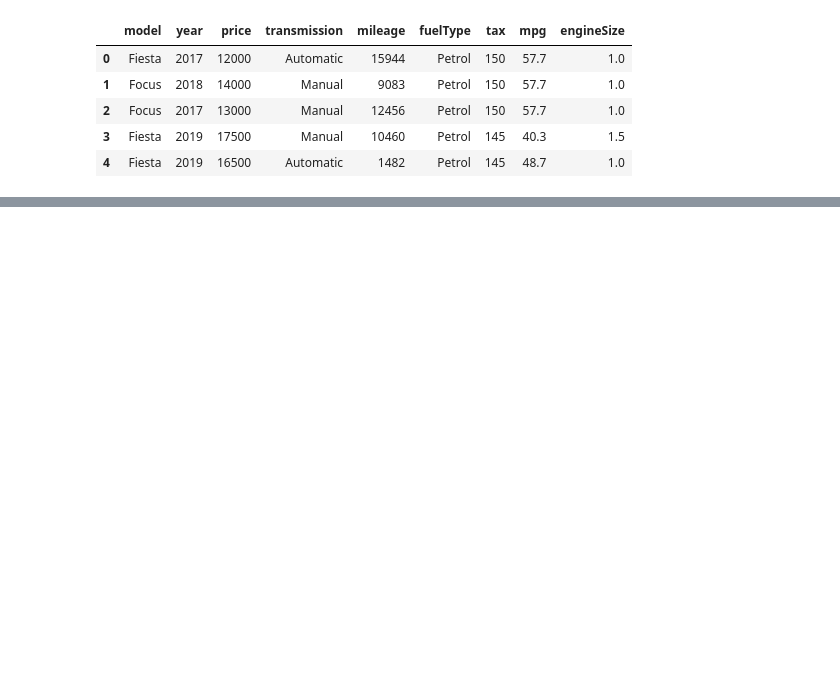
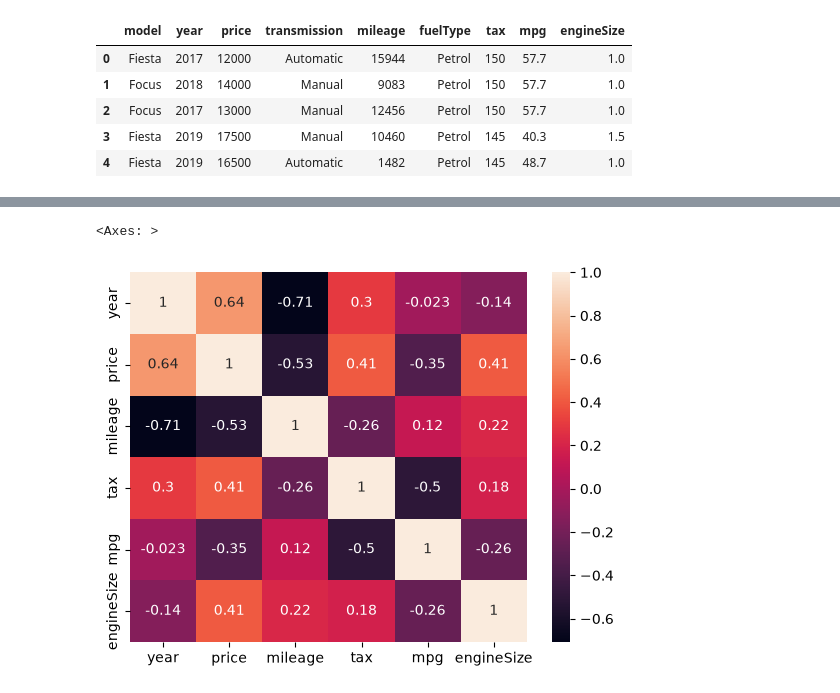
Before and after one commit to praful011-nep/ML-Playground, a Jupyter notebook: Machine Learning/Supervised Learning/ford_price_prediction.ipynb, the cells around one changed output, grey strips where cells are left out. Drawn from its saved outputs; the diff is of its cells as text; code cells hidden in the pictures; blank space fills up the shorter version.

```diff
--- a/Machine Learning/Supervised Learning/ford_price_prediction.ipynb
+++ b/Machine Learning/Supervised Learning/ford_price_prediction.ipynb
@@ -16,0 +89,5 @@ df.head()
+# %%
+sns.heatmap(df.corr(numeric_only=True), annot=True)
+# %% [output]
+<Axes: >
+[figure, added]
```
Also changed, not shown: parts of 12 cells of this notebook.
